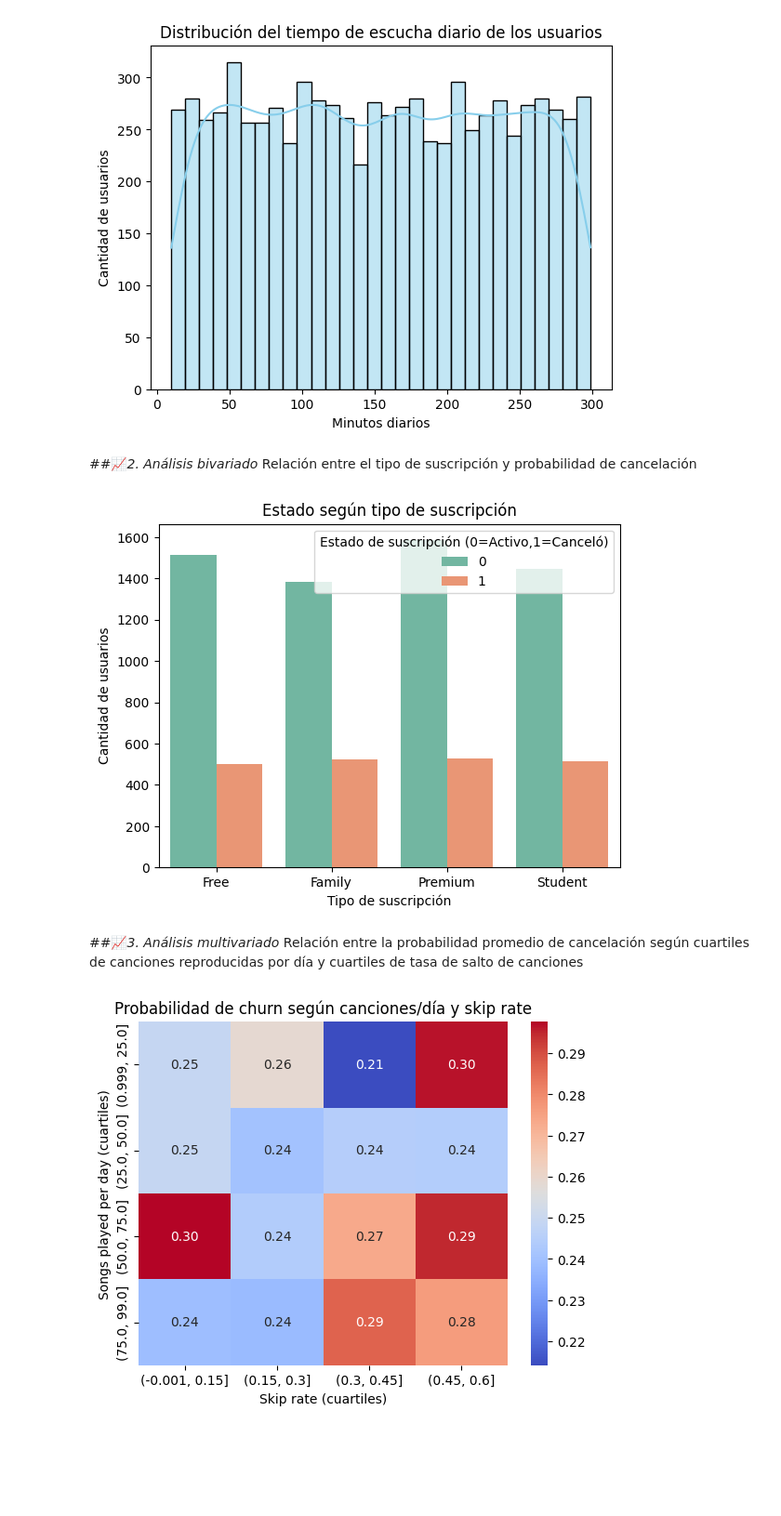
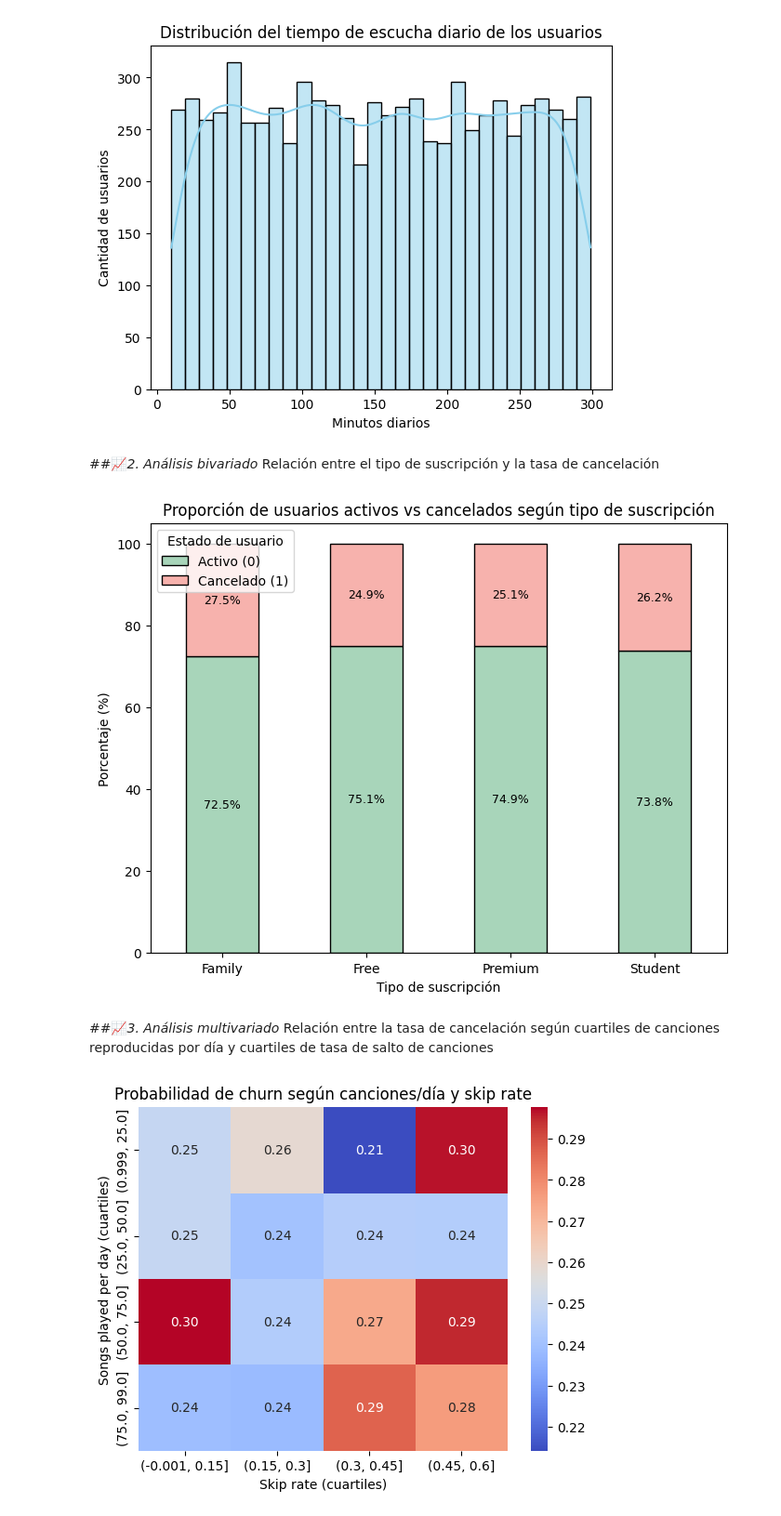
Before and after one commit to catalinamedran/Curso_Data_Science, a Jupyter notebook: Entrega1.ipynb, the cells around one changed output. Shown: that part at 93% size. Saved outputs shown, nothing was run; the diff lists cells and outputs as text; code cells hidden in the pictures; blank space fills up the shorter version.

```diff
--- a/Entrega1.ipynb
+++ b/Entrega1.ipynb
@@ -68,20 +68,49 @@ plt.show()
 [figure]
 # %% [markdown]
 ##📈*2. Análisis bivariado*
-Relación entre el tipo de suscripción y probabilidad de cancelación
+Relación entre el tipo de suscripción y la tasa de cancelación
-# %%
-# Countplot de suscripción vs probabilidad de cancelación
-sns.countplot(x="subscription_type", hue="is_churned", data=df, palette="Set2")
-plt.title("Estado según tipo de suscripción")
-plt.xlabel("Tipo de suscripción")
-plt.ylabel("Cantidad de usuarios")
-plt.legend(title="Estado de suscripción (0=Activo,1=Canceló)")
-plt.show()
-# %% [output]
-[figure, removed]
+# %%
+# Crear tabla de frecuencias cruzadas normalizada (porcentaje)
+churn_subs = pd.crosstab(df['subscription_type'], df['is_churned'], normalize='index') * 100
+churn_subs.columns = ['Activo (0)', 'Cancelado (1)']
+
+# Colores pasteles
+colors = ["#A8D5BA", "#F7B2AD"]  # verde pastel y rojo pastel
+
+# Gráfico de barras apiladas normalizadas
+ax = churn_subs.plot(
+    kind="bar",
+    stacked=True,
+    figsize=(8,6),
+    color=colors,
+    edgecolor="black"
+)
+
+# Título y etiquetas
+plt.title("Proporción de usuarios activos vs cancelados según tipo de suscripción")
+plt.xlabel("Tipo de suscripción")
+plt.ylabel("Porcentaje (%)")
+plt.legend(title="Estado de usuario")
+plt.xticks(rotation=0)
+
+# Agregar porcentajes sobre las barras
+for i, row in enumerate(churn_subs.values):
+    acumulado = 0
+    for j, val in enumerate(row):
+        acumulado += val
+        plt.text(
+            i,                      # posición en x
+            acumulado - (val / 2),  # posición en y (centro de cada bloque)
+            f"{val:.1f}%",          # texto
+            ha="center", va="center", fontsize=9, color="black"
+        )
+
+plt.show()
+# %% [output]
+[figure, added]
 # %% [markdown]
 ##📈*3. Análisis multivariado*
-Relación entre la probabilidad promedio de cancelación según cuartiles de canciones reproducidas por día y cuartiles de tasa de salto de canciones
+Relación entre la tasa de cancelación según cuartiles de canciones reproducidas por día y cuartiles de tasa de salto de canciones
 # %%
 # Creación de tabla pivot
 pivot = df.pivot_table(
```
Also changed, not shown: parts of 4 cells of this notebook.
